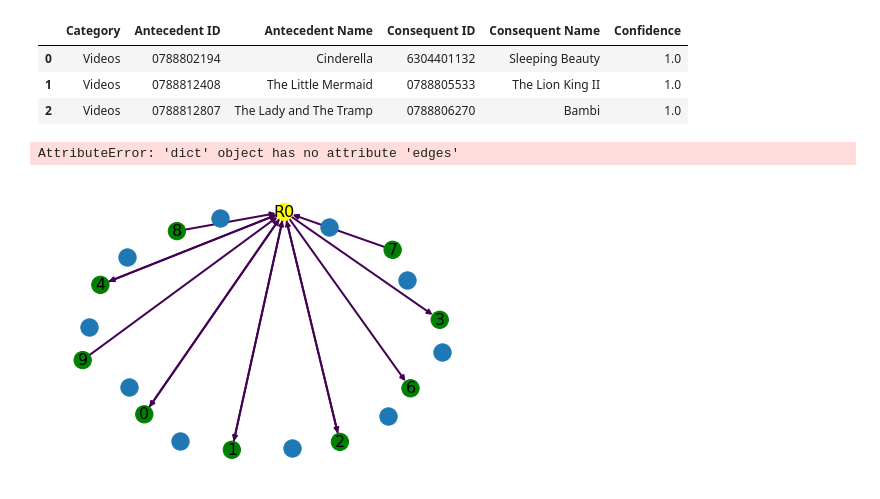
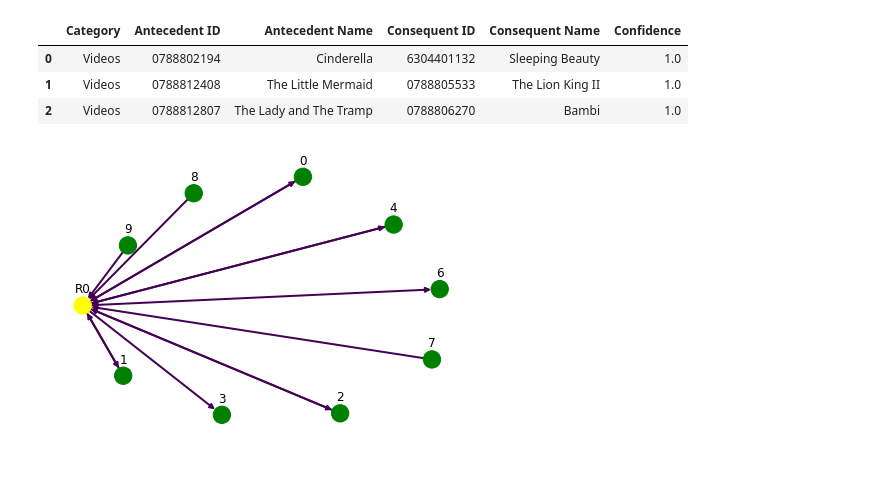
Before and after one commit to jbenasuli/consumer_behavior, a Jupyter notebook: dev/dashboard/apriori_visualization.ipynb, the cells around one changed output. Cells and saved outputs as stored; diff of their text form; code cells hidden in the pictures.

```diff
--- a/dev/dashboard/apriori_visualization.ipynb
+++ b/dev/dashboard/apriori_visualization.ipynb
@@ -68,39 +68,42 @@ def apriori_graph(associations, associations_to_show):
             xgraph.add_nodes_from([a])
             xgraph.add_edge(a, "R"+str(i), color=colors[i] , weight = 2)
         for c in associations.iloc[i]['Consequent ID']:
             xgraph.add_nodes_from([c])
             xgraph.add_edge("R"+str(i), c, color=colors[i],  weight=2)
 
 
     for node in xgraph:
         found_a_string = False
         for item in strs:
             if node==item:
                 found_a_string = True
         if found_a_string:
             apriori_color.append('yellow')
         else:
             apriori_color.append('green')
 
     edges = xgraph.edges()
     colors = [xgraph[u][v]['color'] for u,v in edges]
     weights = [xgraph[u][v]['weight'] for u,v in edges]
 
     text = nx.spring_layout(xgraph, k=16, scale=1)
     nx.draw(xgraph, text, edgelist=edges, node_color=apriori_color, edge_color=colors, width=weights, font_size=16,
-            with_labels=True)
+            with_labels=False)
 
     for p in text:
-        text[p][1] += 0.07
-        nx.draw_networkx_labels(xgraph,)
-        plt.show()
+        text[p][1] += 0.13
+
+    nx.draw_networkx_labels(xgraph, text)
+
+    mapping = {'0': "Cinderella", '1': "The Little Mermaid", '2': "The Lion King II", '3': 'Dumbo', '4': 'Sleeping Beauty', '5': 'Snow White', '6': 'The Lady and The Tramp', '7': 'Bambi', '8': 'Hercules', '9': 'Snow White'}
+    nx.relabel_nodes(xgraph, mapping)
+    plt.show()
 
 
 
 apriori_graph(apriori_cleaned_df, 1)
 # %% [output]
-AttributeError: 'dict' object has no attribute 'edges'
-[figure, old version]
+[figure, new version]
 # %%
 import networkx as nx
 G = nx.Graph()
```
